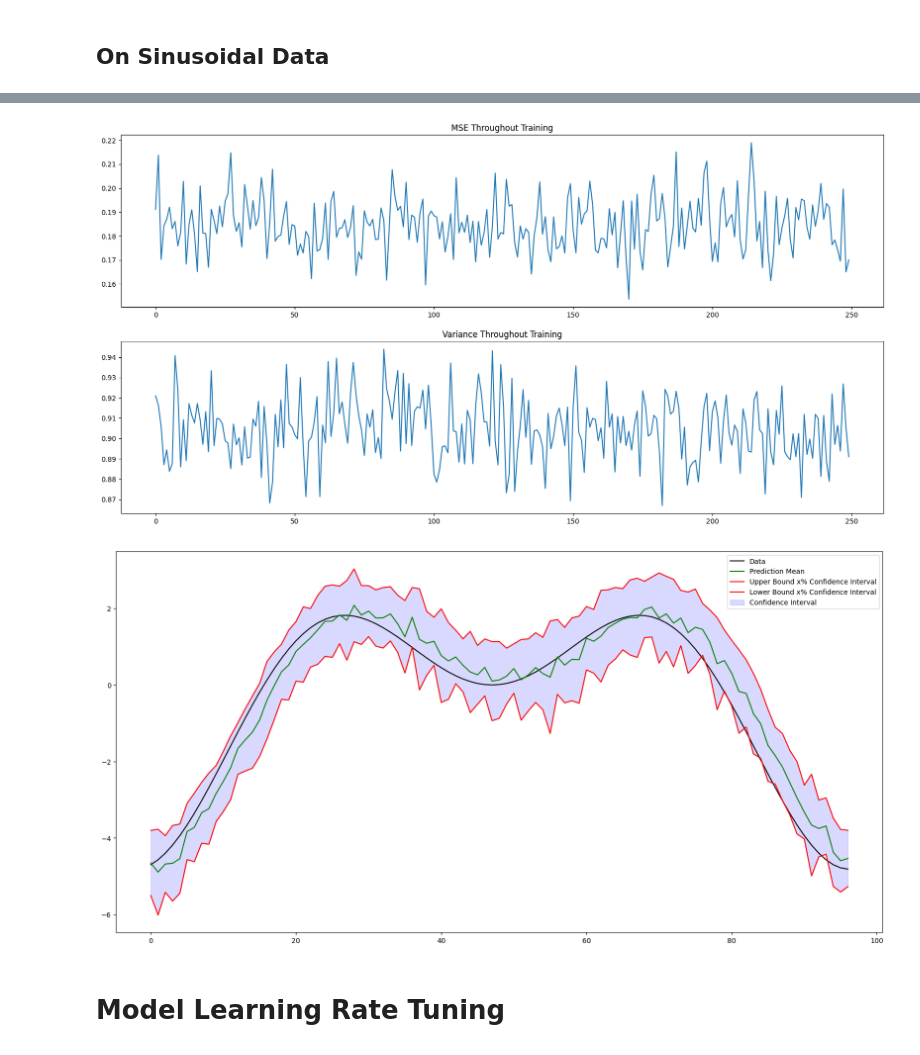
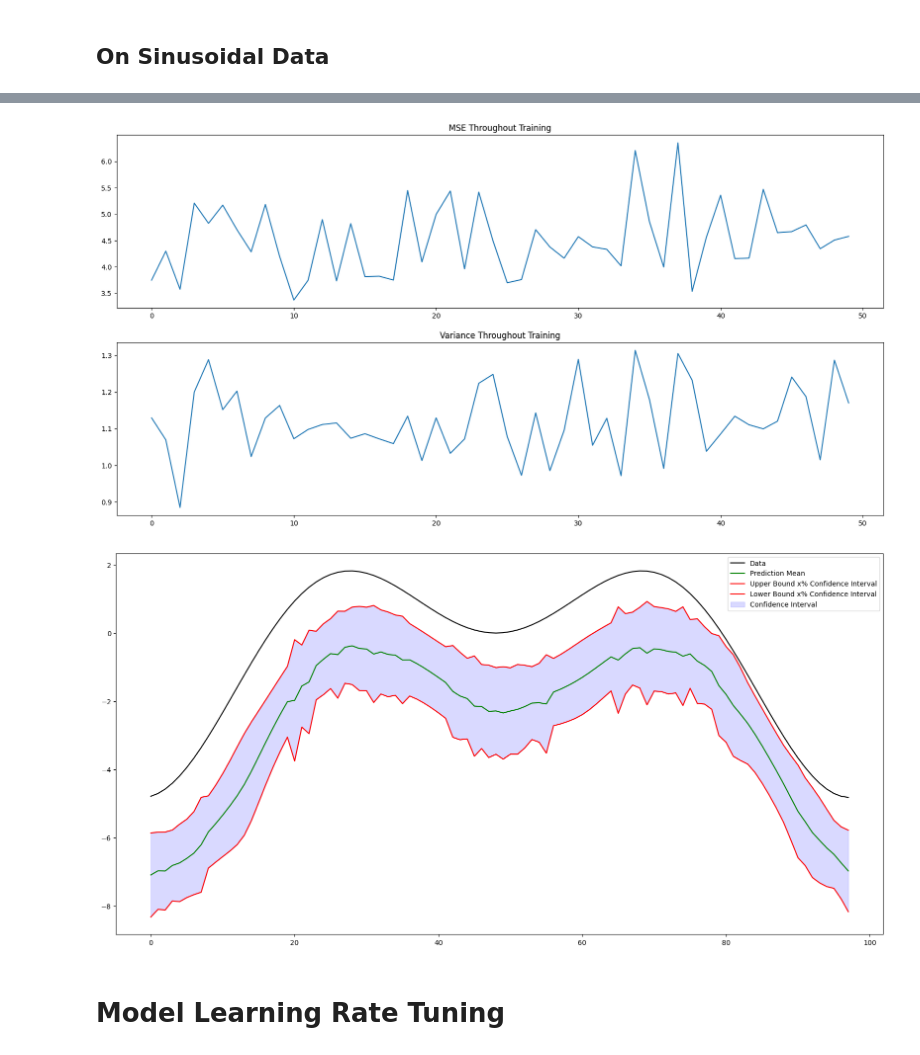
Before and after one commit to bagood/Bayesian-Neural-Network, a Jupyter notebook: test_bnn_for_outlier_detection.ipynb, the cells around one changed output, grey strips where cells are left out. Drawn from its saved outputs; the diff is of its cells as text; code cells hidden in the pictures.

```diff
--- a/test_bnn_for_outlier_detection.ipynb
+++ b/test_bnn_for_outlier_detection.ipynb
@@ -135,7 +178,25 @@ learning_rate_decay_type = 'exponential'
+# %%
+input_layer = [2]
+hidden_layers = [4, 2]
+output_layer = [1]
+
+x_data = np.arange(-5, 5, 0.1)
+y_data = np.sin(x_data) * x_data
+
+feature_data = y_data
+target_data = y_data
+
+total_epochs = 50
+initial_lr = 1e-2
+end_lr = 1e-6
+
+window_size = 2
+error_type = 'mse'
+learning_rate_decay_type = 'exponential'
 # %%
-bnn = bayesian_neural_network(input_layer, hidden_layers, output_layer, feature_data, target_data, window_size=window_size, initial_lr=initial_lr, end_lr=end_lr)
+bnn = bayesian_neural_network(input_layer, hidden_layers, output_layer, feature_data, target_data, error_type, window_size=window_size, initial_lr=initial_lr, end_lr=end_lr)
 bnn.generate_windowed_dataset()
-bnn.standardize_dataset()
+bnn.standardize_windowed_dataset()
 bnn.generate_m()
 bnn.generate_v()
 # %%
@@ -143,12 +222,11 @@ bnn.train_model(total_epochs, learning_rate_decay_type)
 # %%
 bnn.visualize_performance()
 # %% [output]
-[figure, old version]
+[figure, new version]
 # %%
-bnn.predict_on_seen_data()
 bnn.visualize_predictions_on_seen_data()
 # %% [output]
-[figure, old version]
+[figure, new version]
 # %% [markdown]
 # Model Learning Rate Tuning
 # %%
```
Also changed, not shown: parts of 27 cells of this notebook, 3 other files.
